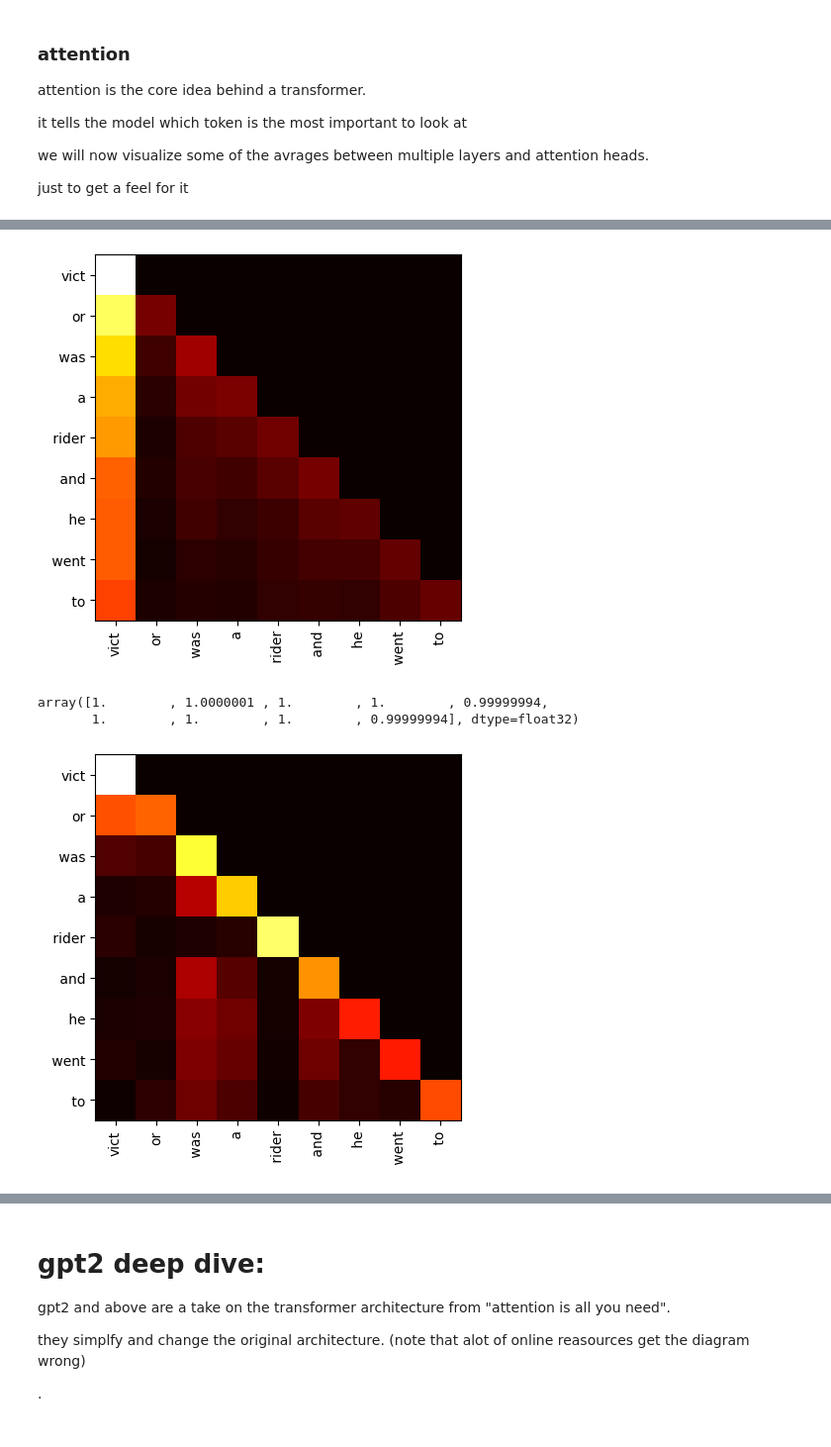
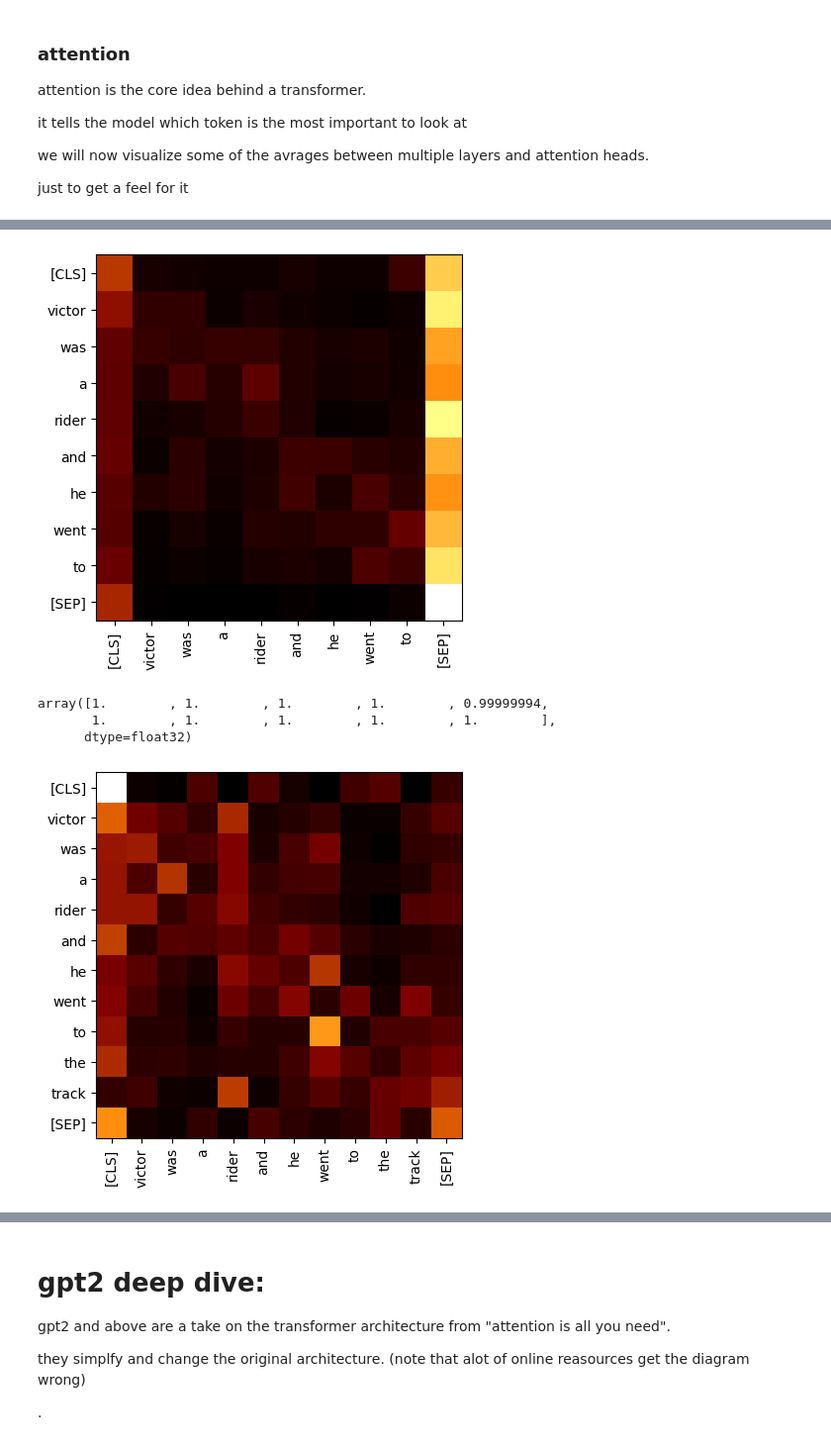
Before and after one commit to nevakrien/intel_ai_showcase, a Jupyter notebook: nlp educational.ipynb, the cells around one changed output, grey strips where cells are left out. Shown: that part at 99% size. Cells and saved outputs as stored; diff of their text form; code cells hidden in the pictures.

Commit message:
added bert

```diff
--- a/nlp educational.ipynb
+++ b/nlp educational.ipynb
@@ -6,7 +6,7 @@ import intel_extension_for_pytorch as ipex
 # %%
 from transformers import  AutoTokenizer,AutoModelForCausalLM
 
-model_name ='gpt2'#'EleutherAI/gpt-neo-2.7B' #neo takes longer to load but is a bit more clever
+model_name ='bert-base-uncased'#'gpt2'#'EleutherAI/gpt-neo-2.7B' #neo takes longer to load but is a bit more clever
 model=AutoModelForCausalLM.from_pretrained(model_name).to('xpu')
 tokenizer = AutoTokenizer.from_pretrained(model_name)
 
@@ -61,5 +76,3 @@ there r generally 2 ways of dealing with padding:
 2. use an existing token and let the mask handle it
 
 we will use the second because dealing with an extra token is tricky
-# %%
-tokenizer.pad_token_id=tokenizer.eos_token_id
@@ -130,6 +149,6 @@ with torch.no_grad():
 # %%
 heatmap=torch.stack(output.attentions).mean(dim=(0,1,2)).detach().cpu().numpy()
-plt.imshow(heatmap,cmap='hot')
+plt.imshow(heatmap,cmap='afmhot')
 
 tokens = [tokenizer.decode([token_id]) for token_id in inputs['input_ids'][0]]
 
@@ -139,12 +158,13 @@ plt.xticks(range(len(tokens)), tokens, rotation=90)
 plt.yticks(range(len(tokens)), tokens)
 plt.show()
 # %% [output]
-[figure, old version]
+[figure, new version]
 # %%
 heatmap.sum(1)
 # %% [output]
-array([1.        , 1.0000001 , 1.        , 1.        , 0.99999994,
-       1.        , 1.        , 1.        , 0.99999994], dtype=float32)
+array([1.        , 1.        , 1.        , 1.        , 0.99999994,
+       1.        , 1.        , 1.        , 1.        , 1.        ],
+      dtype=float32)
 # %%
 @torch.no_grad
 def show_atten(prompt,depth=12,letters=True):
@@ -154,7 +174,7 @@ def show_atten(prompt,depth=12,letters=True):
   output=model(**inputs,output_attentions=True)
 
   heatmap=torch.stack(output.attentions[:depth]).mean(dim=(0,1,2)).detach().cpu().numpy()
-  plt.imshow(heatmap,cmap='hot')
+  plt.imshow(heatmap,cmap='afmhot')
 
   if(not letters):
     return
@@ -164,6 +184,6 @@ def show_atten(prompt,depth=12,letters=True):
   plt.xticks(range(len(tokens)), tokens, rotation=90)
   plt.yticks(range(len(tokens)), tokens)
 # %%
-show_atten('victor was a rider and he went to',1)
+show_atten('victor was a rider and he went to the track',1)
 # %% [output]
-[figure, old version]
+[figure, new version]
```
Also changed, not shown: parts of 14 cells of this notebook.
